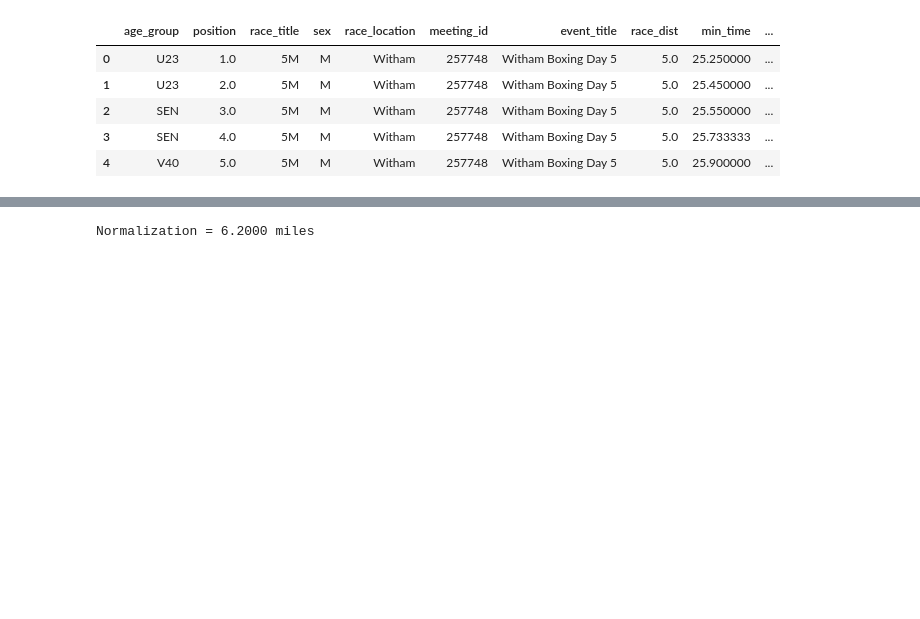
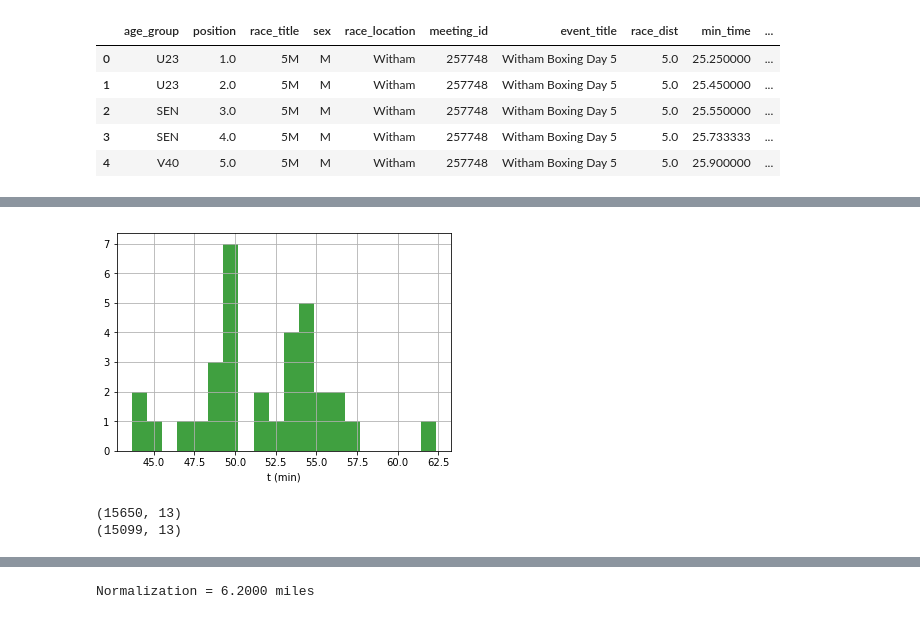
Before and after one commit to freddyox/letsdothis, a Jupyter notebook: analysis.ipynb, the cells around one changed output, grey strips where cells are left out. Saved outputs shown, nothing was run; the diff lists cells and outputs as text; code cells hidden in the pictures; blank space fills up the shorter version.

```diff
--- a/analysis.ipynb
+++ b/analysis.ipynb
@@ -85,0 +139,15 @@ temp = dict(zip(location_df.meeting_id,location_df.event_title))
+# %%
+id_avgtime = df.groupby(['meeting_id'], as_index=False)['min_time'].median()
+times = dict(zip(id_avgtime.meeting_id, id_avgtime.min_time))
+time_bar = 0.0
+for i in list(times.values()):
+    time_bar += i
+time_bar /= float(len(list(times.values())))
+# %%
+n, bins, patches = plt.hist(times.values(), 20,
+                            facecolor='g', alpha=0.75)
+plt.grid(True)
+plt.xlabel('t (min)')
+plt.show()
+# %% [output]
+[figure, added]
@@ -86 +159,10 @@ temp = dict(zip(location_df.meeting_id,location_df.event_title))
+# %%
+DT_CUT = 20.
+df['dt'] = df.apply(get_dt,axis=1)
+print(df.shape)
+df = df.drop(df[df.dt > DT_CUT].index)
+print(df.shape)
+# %% [output]
+(15650, 13)
+(15099, 13)
 # %%
```
Also changed, not shown: parts of 29 cells of this notebook, 14 other files.
